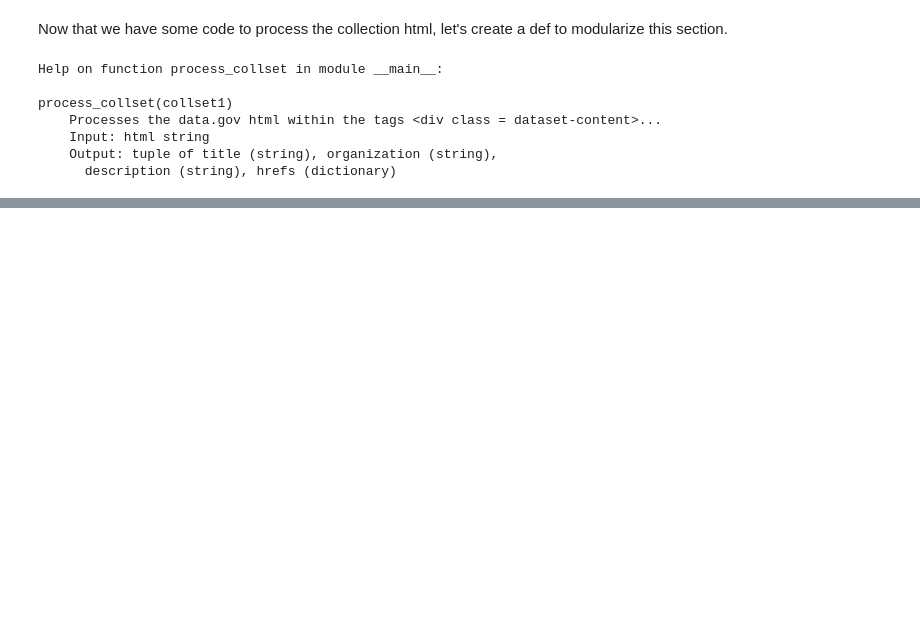
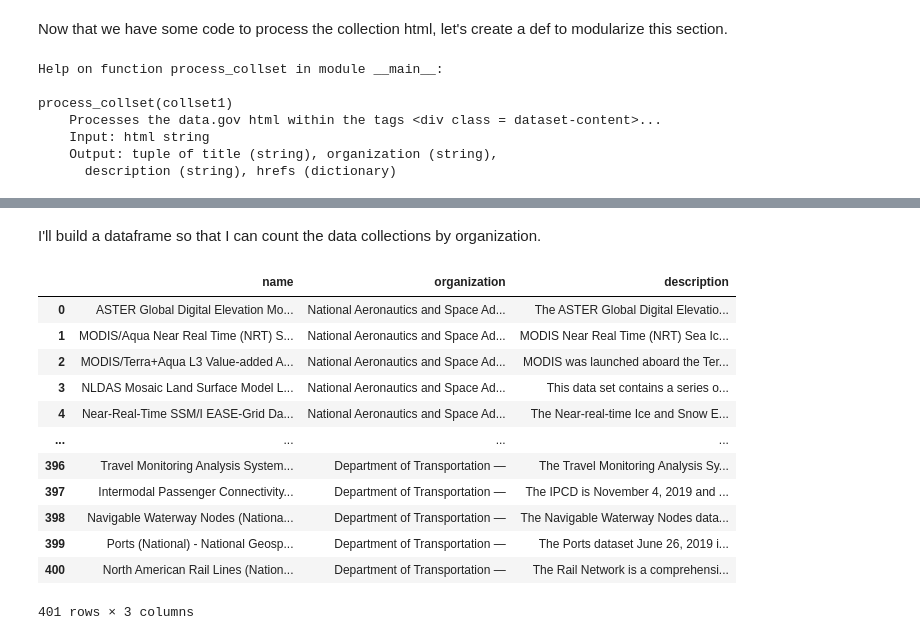
Before and after one commit to a-f-farris/141b-lectures, a Jupyter notebook: lecture21/lecture21.ipynb, the cells around one changed output, grey strips where cells are left out. Saved outputs shown, nothing was run; the diff lists cells and outputs as text; code cells hidden in the pictures; blank space fills up the shorter version.

```diff
--- a/lecture21/lecture21.ipynb
+++ b/lecture21/lecture21.ipynb
@@ -295,0 +297,13 @@ Integrated Surface Dataset (Global)
+# %%
+def clim_page(urlbase = "https://catalog.data.gov/dataset", groups="climate5434",
+              page=1):
+    """
+    Queries the data.gov climate change data search for a specific page
+    Input: urlbase, groups, page (strings)
+    Output: list of dataset-content
+    """
+    dataparams = {"groups":groups,"page":page}
+    climreq = requests.get(urlbase,params = dataparams)
+    clim_bs = BeautifulSoup(climreq.text,'lxml')
+    collset_content = clim_bs.find_all(name='div',attrs={'class':'dataset-content'})
+    return collset_content
@@ -295,0 +345,2 @@ Integrated Surface Dataset (Global)
+# %% [markdown]
+I'll build a dataframe so that I can count the data collections by organization.
@@ -295,0 +350,16 @@ Integrated Surface Dataset (Global)
+# %%
+climate_df
+# %% [output]
+|  | name | organization | description |
+| 0 | ASTER Global Digital Elevation Mo... | National Aeronautics and Space Ad... | The ASTER Global Digital Elevatio... |
+| 1 | MODIS/Aqua Near Real Time (NRT) S... | National Aeronautics and Space Ad... | MODIS Near Real Time (NRT) Sea Ic... |
+| 2 | MODIS/Terra+Aqua L3 Value-added A... | National Aeronautics and Space Ad... | MODIS was launched aboard the Ter... |
+| 3 | NLDAS Mosaic Land Surface Model L... | National Aeronautics and Space Ad... | This data set contains a series o... |
+| 4 | Near-Real-Time SSM/I EASE-Grid Da... | National Aeronautics and Space Ad... | The Near-real-time Ice and Snow E... |
+| ... | ... | ... | ... |
+| 396 | Travel Monitoring Analysis System... | Department of Transportation — | The Travel Monitoring Analysis Sy... |
+| 397 | Intermodal Passenger Connectivity... | Department of Transportation — | The IPCD is November 4, 2019 and ... |
+| 398 | Navigable Waterway Nodes (Nationa... | Department of Transportation — | The Navigable Waterway Nodes data... |
+| 399 | Ports (National) - National Geosp... | Department of Transportation — | The Ports dataset June 26, 2019 i... |
+| 400 | North American Rail Lines (Nation... | Department of Transportation — | The Rail Network is a comprehensi... |
+401 rows × 3 columns
```
Also changed, not shown: parts of 32 cells of this notebook, 1 other file.
